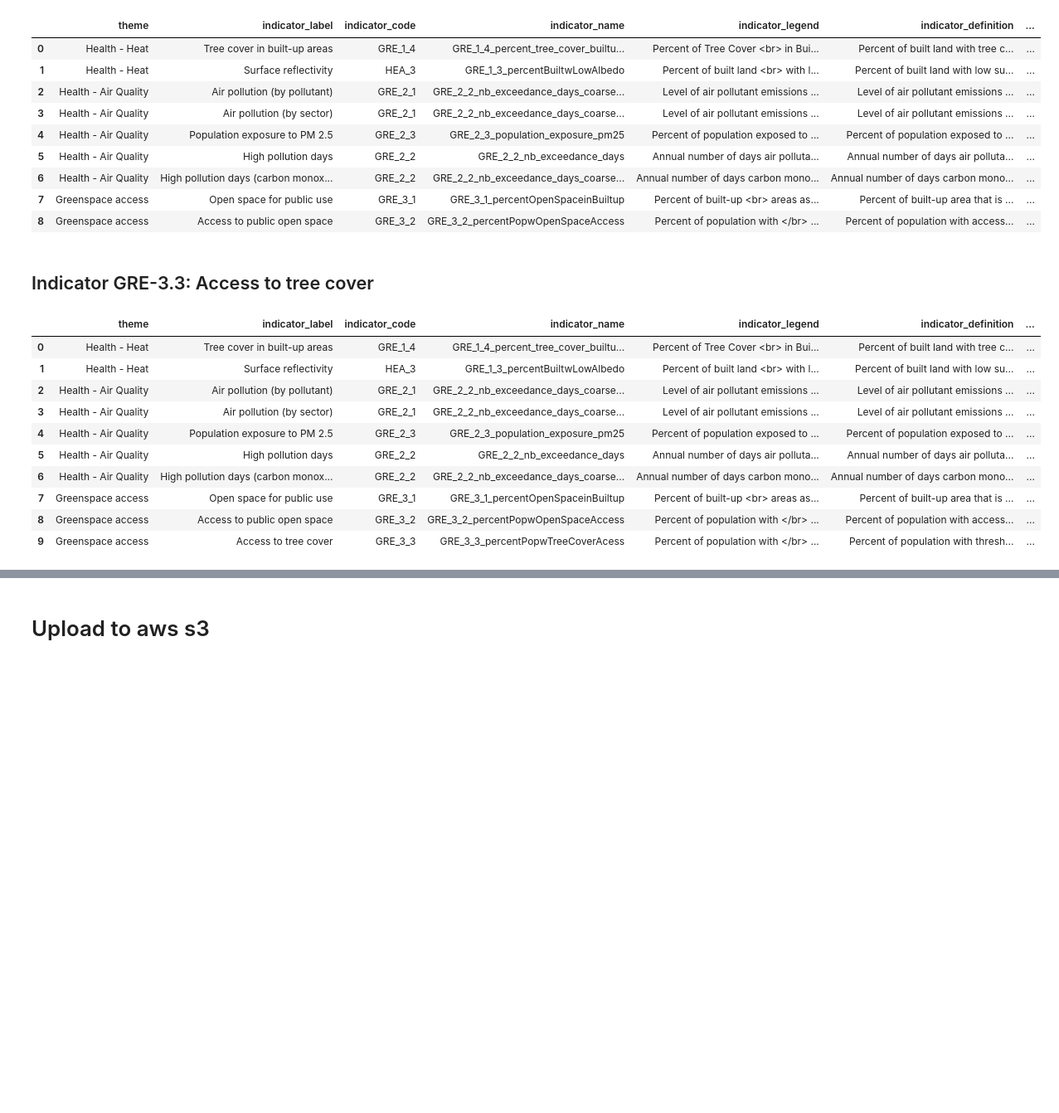
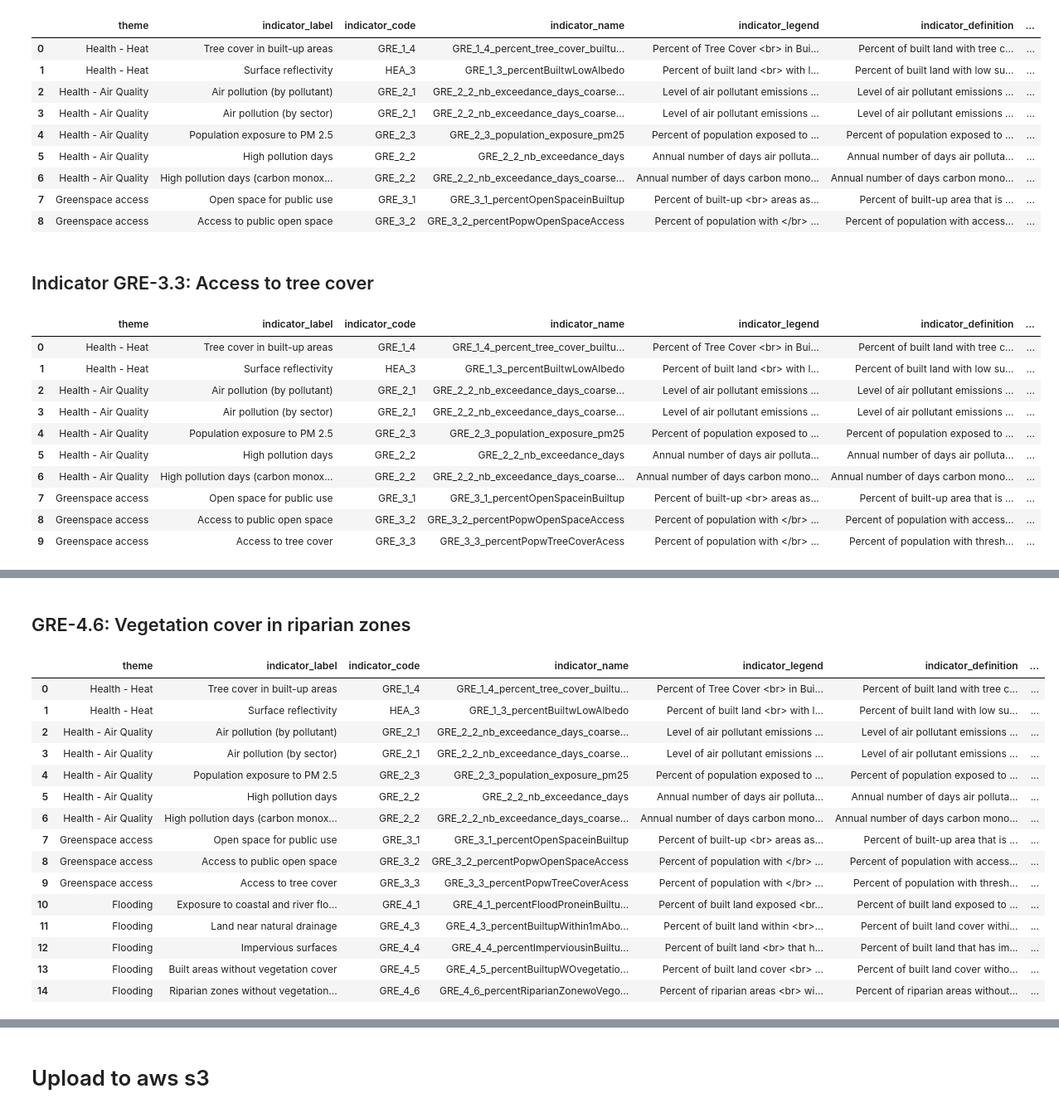
Before and after one commit to wri/cities-cities4forests-indicators, a Jupyter notebook: scripts/define-indicators.ipynb, the cells around one changed output, grey strips where cells are left out. Shown at 83% size. Cells and saved outputs as stored; diff of their text form; code cells hidden in the pictures; blank space fills up the shorter version.

```diff
--- a/scripts/define-indicators.ipynb
+++ b/scripts/define-indicators.ipynb
@@ -245,0 +307,12 @@ indicators_definitions
+# %%
+indicators_definitions = indicators_definitions.append({'theme' : 'Flooding',
+                                                        'indicator_label' : 'Impervious surfaces',
+                                                        'indicator_code' : 'GRE_4_4',
+                                                        'indicator_name' : 'GRE_4_4_percentImperviousinBuiltup2018',
+                                                        'indicator_legend' : 'Percent of built land <br> that has impervious surface (%)',
+                                                       'indicator_definition' : 'Percent of built land that has impervious surface',
+                                                       'data_sources' : ' Tsinghua Annual maps of global artificial impervious area, ESA World Cover',
+                                                       'importance' : 'Impervious surfaces (in urban areas, typically buildings, roads and other pavement) prevent water from soaking into the ground on-site and contribute to decreased overall water infiltration and increased runoff and can increase the prevalence of localized flooding. Building cities to minimize use of impervious surfaces (with alternative construction materials or intentional greening) allows for greater natural water infiltration and can enable cities to "sponge" up excess water, decrease flooding and protect groundwater resources.',
+                                                       'methods' : 'We obtain the estimated extent of impervious areas in 2018 from <a href="https://developers.google.com/earth-engine/datasets/catalog/Tsinghua_FROM-GLC_GAIA_v10">Tsinghua Annual maps of global artificial impervious area</a>. This 30-meter resolution dataset defines a pixel with at least 50% impervious surface as impervious. We then compare these areas to built-up areas (human settlement areas) in the city as defined by the built-up class from <a href="https://developers.google.com/earth-engine/datasets/catalog/ESA_WorldCover_v100">ESA WorldCover</a>. For each city and city district, we calculate at 10 meter scale the number of built-up pixels and the number of impervious built-up pixels. Then we calculate the percent of built-up pixels that are impervious.' },
+                                                       ignore_index = True)
+indicators_definitions
@@ -245,0 +364,31 @@ indicators_definitions
+# %% [markdown]
+## GRE-4.6: Vegetation cover in riparian zones
+# %%
+indicators_definitions = indicators_definitions.append({'theme' : 'Flooding',
+                                                        'indicator_label' : 'Riparian zones without vegetation cover',
+                                                        'indicator_code' : 'GRE_4_6',
+                                                        'indicator_name' : 'GRE_4_6_percentRiparianZonewoVegorWatercover2020',
+                                                        'indicator_legend' : 'Percent of riparian areas <br> without vegetation or water cover (%)',
+                                                       'indicator_definition' : 'Percent of riparian areas without vegetation or water cover',
+                                                       'data_sources' : 'Height Above the Nearest Drainage (HAND), JRC Global Surface Water, Sentinel-2',
+                                                       'importance' : 'Riparian areas (the spatial interface between land and water, particularly rivers and streams) can provide natural infrastructure for flood control. The presence of vegetation cover in the riparian zone is a primary factor in determining its flood mitigation effectiveness, as vegetation will slow down water flow, increase its absorption into land and its transpiration into the air. Riparian areas are also critical habitat to support biodiversity.',
+                                                       'methods' : 'This indicator uses data on elevation and drainage channels from <a href="https://developers.google.com/earth-engine/datasets/catalog/COPERNICUS_S2">Sentinel-2 imagery</a>. and on the location of other waterbodies from <a href="https://developers.google.com/earth-engine/datasets/catalog/JRC_GSW1_3_GlobalSurfaceWater">JRC Global Surface Water</a> to estimate the location of lakes, rivers and streams. To estimate riparian zones, we buffered these waterways by 144 meters (<a href="https://www.sciencedirect.com/science/article/pii/S0301479719311090?via%3Dihub">the size of riparian areas needed to preserve bird diversity</a>) and excluded the area of the water channel itself. To estimate vegetation and water cover we used an annual greenest pixel mosaic of <a href="https://developers.google.com/earth-engine/datasets/catalog/COPERNICUS_S2">Sentinel-2 imagery</a> to calculate normalized difference vegetation index (NDVI) and normalized difference water index (NDWI) with a minimum threshold of 0.4 and 0.3 respectively. For the buffered riparian areas in each city or sub-city unit we calculated at 30 meter scale the count of all riparian area pixels and the count of riparian area pixels with vegetation or water cover. Then we calculated the percent of riparian area pixels without vegetation or water cover.' },
+                                                       ignore_index = True)
+indicators_definitions
+# %% [output]
+|  | theme | indicator_label | indicator_code | indicator_name | indicator_legend | indicator_definition | ... |
+| 0 | Health - Heat | Tree cover in built-up areas | GRE_1_4 | GRE_1_4_percent_tree_cover_builtu... | Percent of Tree Cover <br> in Bui... | Percent of built land with tree c... | ... |
+| 1 | Health - Heat | Surface reflectivity | HEA_3 | GRE_1_3_percentBuiltwLowAlbedo | Percent of built land <br> with l... | Percent of built land with low su... | ... |
+| 2 | Health - Air Quality | Air pollution (by pollutant) | GRE_2_1 | GRE_2_2_nb_exceedance_days_coarse... | Level of air pollutant emissions ... | Level of air pollutant emissions ... | ... |
+| 3 | Health - Air Quality | Air pollution (by sector) | GRE_2_1 | GRE_2_2_nb_exceedance_days_coarse... | Level of air pollutant emissions ... | Level of air pollutant emissions ... | ... |
+| 4 | Health - Air Quality | Population exposure to PM 2.5 | GRE_2_3 | GRE_2_3_population_exposure_pm25 | Percent of population exposed to ... | Percent of population exposed to ... | ... |
+| 5 | Health - Air Quality | High pollution days | GRE_2_2 | GRE_2_2_nb_exceedance_days | Annual number of days air polluta... | Annual number of days air polluta... | ... |
+| 6 | Health - Air Quality | High pollution days (carbon monox... | GRE_2_2 | GRE_2_2_nb_exceedance_days_coarse... | Annual number of days carbon mono... | Annual number of days carbon mono... | ... |
+| 7 | Greenspace access | Open space for public use | GRE_3_1 | GRE_3_1_percentOpenSpaceinBuiltup | Percent of built-up <br> areas as... | Percent of built-up area that is ... | ... |
+| 8 | Greenspace access | Access to public open space | GRE_3_2 | GRE_3_2_percentPopwOpenSpaceAccess | Percent of population with </br> ... | Percent of population with access... | ... |
+| 9 | Greenspace access | Access to tree cover | GRE_3_3 | GRE_3_3_percentPopwTreeCoverAcess | Percent of population with </br> ... | Percent of population with thresh... | ... |
+| 10 | Flooding | Exposure to coastal and river flo... | GRE_4_1 | GRE_4_1_percentFloodProneinBuiltu... | Percent of built land exposed <br... | Percent of built land exposed to ... | ... |
+| 11 | Flooding | Land near natural drainage | GRE_4_3 | GRE_4_3_percentBuiltupWithin1mAbo... | Percent of built land within <br>... | Percent of built land cover withi... | ... |
+| 12 | Flooding | Impervious surfaces | GRE_4_4 | GRE_4_4_percentImperviousinBuiltu... | Percent of built land <br> that h... | Percent of built land that has im... | ... |
+| 13 | Flooding | Built areas without vegetation cover | GRE_4_5 | GRE_4_5_percentBuiltupWOvegetatio... | Percent of built land cover <br> ... | Percent of built land cover witho... | ... |
+| 14 | Flooding | Riparian zones without vegetation... | GRE_4_6 | GRE_4_6_percentRiparianZonewoVego... | Percent of riparian areas <br> wi... | Percent of riparian areas without... | ... |
```
Also changed, not shown: parts of 12 cells of this notebook, 2 other files.
